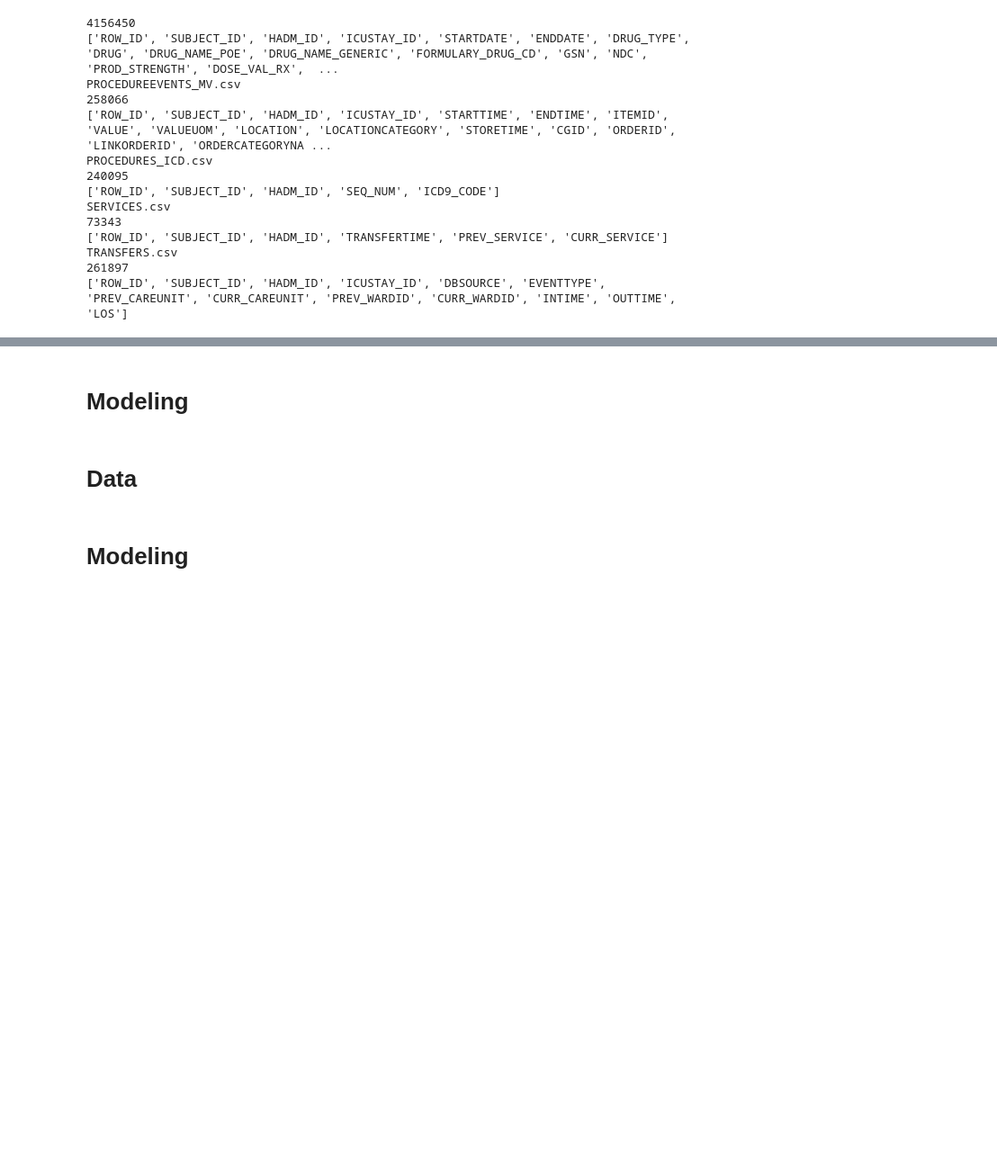
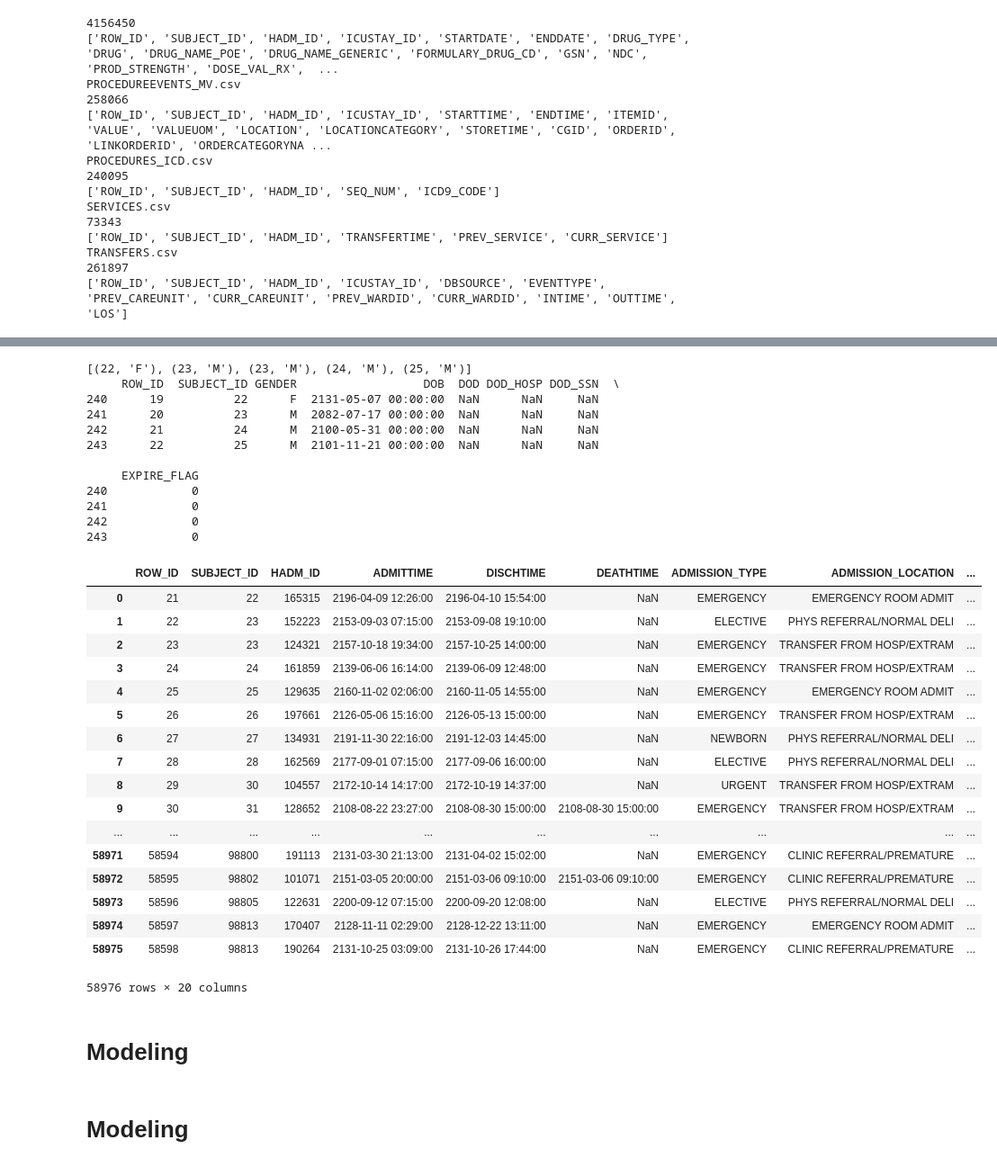
Before and after one commit to ndass6/icu, a Jupyter notebook: ICU.ipynb, the cells around one changed output, grey strips where cells are left out. Shown at 90% size. Drawn from its saved outputs; the diff is of its cells as text; code cells hidden in the pictures; blank space fills up the shorter version.

```diff
--- a/ICU.ipynb
+++ b/ICU.ipynb
@@ -116,8 +116,17 @@ TRANSFERS.csv
 261897
 ['ROW_ID', 'SUBJECT_ID', 'HADM_ID', 'ICUSTAY_ID', 'DBSOURCE', 'EVENTTYPE', 'PREV_CAREUNIT', 'CURR_CAREUNIT', 'PREV_WARDID', 'CURR_WARDID', 'INTIME', 'OUTTIME', 'LOS']
 # %%
-df = pd.read_csv(os.path.join(data_dir, 'DRGCODES.csv'))
-print(np.count_nonzero(~np.isnan(df['DRG_MORTALITY'].values)) / len(df['DRG_MORTALITY'].values))
-print(len(df['SUBJECT_ID'].values))
-print(len(np.unique(df['SUBJECT_ID'].values)))
+for name in ['ADMISSIONS.csv', 'PATIENTS.csv', 'ICUSTAYS.csv']:
+    print(name)
+    df = pd.read_csv(os.path.join(data_dir, name))
+    print(len(df))
+    # print(np.count_nonzero(~np.isnan(df['DRG_MORTALITY'].values)) / len(df['DRG_MORTALITY'].values))
+    try:
+        print('SUBJECT_ID: ' + str(len(df['SUBJECT_ID'].values)))
+        print('Unique SUBJECT_ID: ' + str(len(np.unique(df['SUBJECT_ID'].values))))
+        print('HADM_ID: ' + str(len(df['HADM_ID'].values)))
+        print('Unique HADM_ID: ' + str(len(np.unique(df['HADM_ID'].values))))
+    except:
+        pass
+    print()
 # %% [output]
@@ -126,0 +176,41 @@ print(len(np.unique(df['SUBJECT_ID'].values)))
+# %%
+# Add a column to the dataframe based on SUBJECT_ID.
+patients_df = pd.read_csv(os.path.join(data_dir, 'PATIENTS.csv'))
+gender_arr = []
+for subject_id in subject_ids:
+    gender_arr.append(patients_df.loc[patients_df['SUBJECT_ID'] == subject_id]['GENDER'].values[0])
+print(list(zip(subject_ids, gender_arr))[:5])
+print(patients_df.loc[patients_df['SUBJECT_ID'].isin(subject_ids[:5])])
+joint_df = joint_df.assign(GENDER=gender_arr)
+joint_df
+# %% [output]
+[(22, 'F'), (23, 'M'), (23, 'M'), (24, 'M'), (25, 'M')]
+     ROW_ID  SUBJECT_ID GENDER                  DOB  DOD DOD_HOSP DOD_SSN  \
+240      19          22      F  2131-05-07 00:00:00  NaN      NaN     NaN
+241      20          23      M  2082-07-17 00:00:00  NaN      NaN     NaN
+242      21          24      M  2100-05-31 00:00:00  NaN      NaN     NaN
+243      22          25      M  2101-11-21 00:00:00  NaN      NaN     NaN
+
+     EXPIRE_FLAG
+240            0
+241            0
+242            0
+243            0
+|  | ROW_ID | SUBJECT_ID | HADM_ID | ADMITTIME | DISCHTIME | DEATHTIME | ADMISSION_TYPE | ADMISSION_LOCATION | ... |
+| 0 | 21 | 22 | 165315 | 2196-04-09 12:26:00 | 2196-04-10 15:54:00 | NaN | EMERGENCY | EMERGENCY ROOM ADMIT | ... |
+| 1 | 22 | 23 | 152223 | 2153-09-03 07:15:00 | 2153-09-08 19:10:00 | NaN | ELECTIVE | PHYS REFERRAL/NORMAL DELI | ... |
+| 2 | 23 | 23 | 124321 | 2157-10-18 19:34:00 | 2157-10-25 14:00:00 | NaN | EMERGENCY | TRANSFER FROM HOSP/EXTRAM | ... |
+| 3 | 24 | 24 | 161859 | 2139-06-06 16:14:00 | 2139-06-09 12:48:00 | NaN | EMERGENCY | TRANSFER FROM HOSP/EXTRAM | ... |
+| 4 | 25 | 25 | 129635 | 2160-11-02 02:06:00 | 2160-11-05 14:55:00 | NaN | EMERGENCY | EMERGENCY ROOM ADMIT | ... |
+| 5 | 26 | 26 | 197661 | 2126-05-06 15:16:00 | 2126-05-13 15:00:00 | NaN | EMERGENCY | TRANSFER FROM HOSP/EXTRAM | ... |
+| 6 | 27 | 27 | 134931 | 2191-11-30 22:16:00 | 2191-12-03 14:45:00 | NaN | NEWBORN | PHYS REFERRAL/NORMAL DELI | ... |
+| 7 | 28 | 28 | 162569 | 2177-09-01 07:15:00 | 2177-09-06 16:00:00 | NaN | ELECTIVE | PHYS REFERRAL/NORMAL DELI | ... |
+| 8 | 29 | 30 | 104557 | 2172-10-14 14:17:00 | 2172-10-19 14:37:00 | NaN | URGENT | TRANSFER FROM HOSP/EXTRAM | ... |
+| 9 | 30 | 31 | 128652 | 2108-08-22 23:27:00 | 2108-08-30 15:00:00 | 2108-08-30 15:00:00 | EMERGENCY | TRANSFER FROM HOSP/EXTRAM | ... |
+| ... | ... | ... | ... | ... | ... | ... | ... | ... | ... |
+| 58971 | 58594 | 98800 | 191113 | 2131-03-30 21:13:00 | 2131-04-02 15:02:00 | NaN | EMERGENCY | CLINIC REFERRAL/PREMATURE | ... |
+| 58972 | 58595 | 98802 | 101071 | 2151-03-05 20:00:00 | 2151-03-06 09:10:00 | 2151-03-06 09:10:00 | EMERGENCY | CLINIC REFERRAL/PREMATURE | ... |
+| 58973 | 58596 | 98805 | 122631 | 2200-09-12 07:15:00 | 2200-09-20 12:08:00 | NaN | ELECTIVE | PHYS REFERRAL/NORMAL DELI | ... |
+| 58974 | 58597 | 98813 | 170407 | 2128-11-11 02:29:00 | 2128-12-22 13:11:00 | NaN | EMERGENCY | EMERGENCY ROOM ADMIT | ... |
+| 58975 | 58598 | 98813 | 190264 | 2131-10-25 03:09:00 | 2131-10-26 17:44:00 | NaN | EMERGENCY | CLINIC REFERRAL/PREMATURE | ... |
+58976 rows × 20 columns
@@ -367,5 +484,3 @@ class BaseModel(object):
-# %% [markdown]
-# Data
 # %% [markdown]
 # Modeling
 # %%
```
Also changed, not shown: parts of 10 cells of this notebook.
